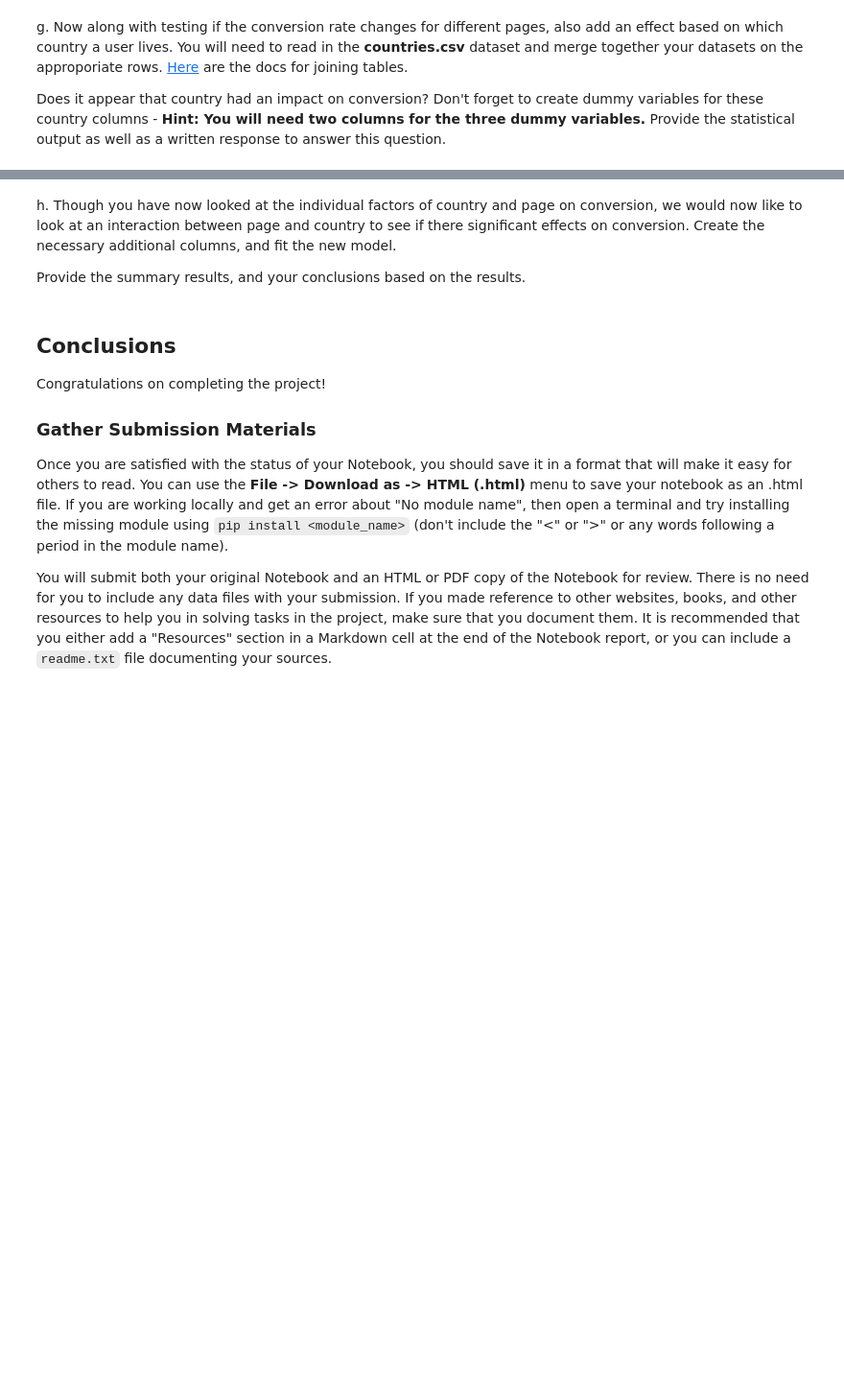
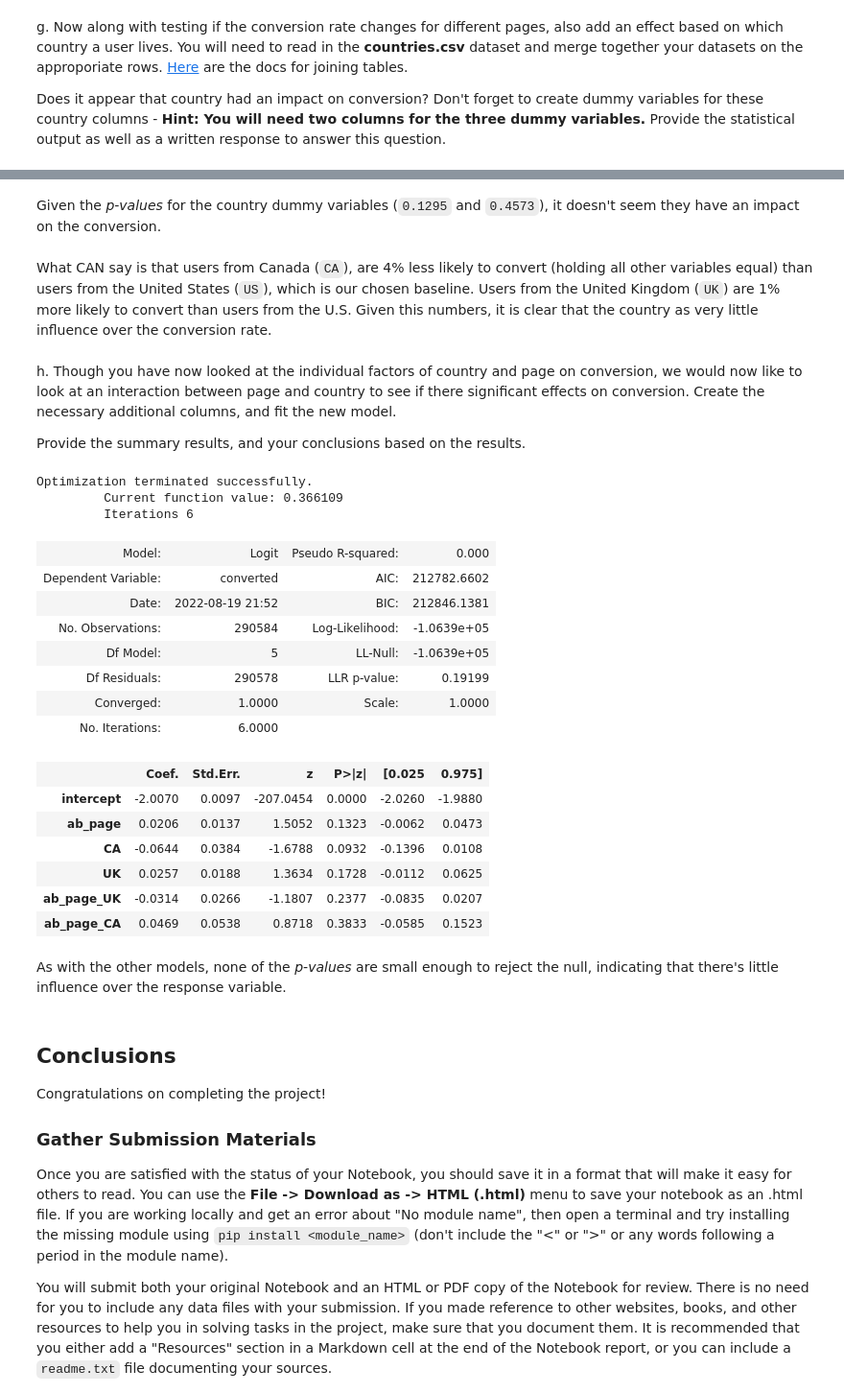
Before and after one commit to abarto/udacity-nd002-analyze-a-b-test-results, a Jupyter notebook: Analyze_ab_test_results_notebook.ipynb, the cells around one changed output, grey strips where cells are left out. Shown at 96% size. Cells and saved outputs as stored; diff of their text form; code cells hidden in the pictures; blank space fills up the shorter version.

```diff
--- a/Analyze_ab_test_results_notebook.ipynb
+++ b/Analyze_ab_test_results_notebook.ipynb
@@ -355,3 +460,7 @@ df_new = countries_df.set_index('user_id').join(df2.set_index('user_id'), how='i
+# %% [markdown]
+Given the *p-values* for the country dummy variables (``0.1295`` and ``0.4573``), it doesn't seem they have an impact on the conversion.
+# %% [markdown]
+What CAN say is that users from Canada (``CA``), are 4% less likely to convert (holding all other variables equal) than users from the United States (``US``), which is our chosen baseline. Users from the United Kingdom (``UK``) are 1% more likely to convert than users from the U.S. Given this numbers, it is clear that the country as very little influence over the conversion rate.
 # %% [markdown]
 h. Though you have now looked at the individual factors of country and page on conversion, we would now like to look at an interaction between page and country to see if there significant effects on conversion.  Create the necessary additional columns, and fit the new model.
 
@@ -361,3 +468,32 @@ Provide the summary results, and your conclusions based on the results.
+# %%
+df_new["ab_page_UK"] = df_new.ab_page * df_new.UK
+df_new["ab_page_CA"] = df_new.ab_page * df_new.CA
+# %%
+# We include the interaction as well as the individual dummy variables
+mod = sm.Logit(df_new["converted"], df_new[["intercept", "ab_page", "CA", "UK", "ab_page_UK", "ab_page_CA"]])
+res = mod.fit()
+res.summary2()
+# %% [output]
+Optimization terminated successfully.
+         Current function value: 0.366109
+         Iterations 6
+| Model: | Logit | Pseudo R-squared: | 0.000 |
+| Dependent Variable: | converted | AIC: | 212782.6602 |
+| Date: | 2022-08-19 21:52 | BIC: | 212846.1381 |
+| No. Observations: | 290584 | Log-Likelihood: | -1.0639e+05 |
+| Df Model: | 5 | LL-Null: | -1.0639e+05 |
+| Df Residuals: | 290578 | LLR p-value: | 0.19199 |
+| Converged: | 1.0000 | Scale: | 1.0000 |
+| No. Iterations: | 6.0000 |  |  |
+|  | Coef. | Std.Err. | z | P>|z| | [0.025 | 0.975] |
+| intercept | -2.0070 | 0.0097 | -207.0454 | 0.0000 | -2.0260 | -1.9880 |
+| ab_page | 0.0206 | 0.0137 | 1.5052 | 0.1323 | -0.0062 | 0.0473 |
+| CA | -0.0644 | 0.0384 | -1.6788 | 0.0932 | -0.1396 | 0.0108 |
+| UK | 0.0257 | 0.0188 | 1.3634 | 0.1728 | -0.0112 | 0.0625 |
+| ab_page_UK | -0.0314 | 0.0266 | -1.1807 | 0.2377 | -0.0835 | 0.0207 |
+| ab_page_CA | 0.0469 | 0.0538 | 0.8718 | 0.3833 | -0.0585 | 0.1523 |
+# %% [markdown]
+As with the other models, none of the *p-values* are small enough to reject the null, indicating that there's little influence over the response variable.
 # %% [markdown]
 <a id='conclusions'></a>
 ## Conclusions
```
Also changed, not shown: parts of 30 cells of this notebook, 2 other files.
